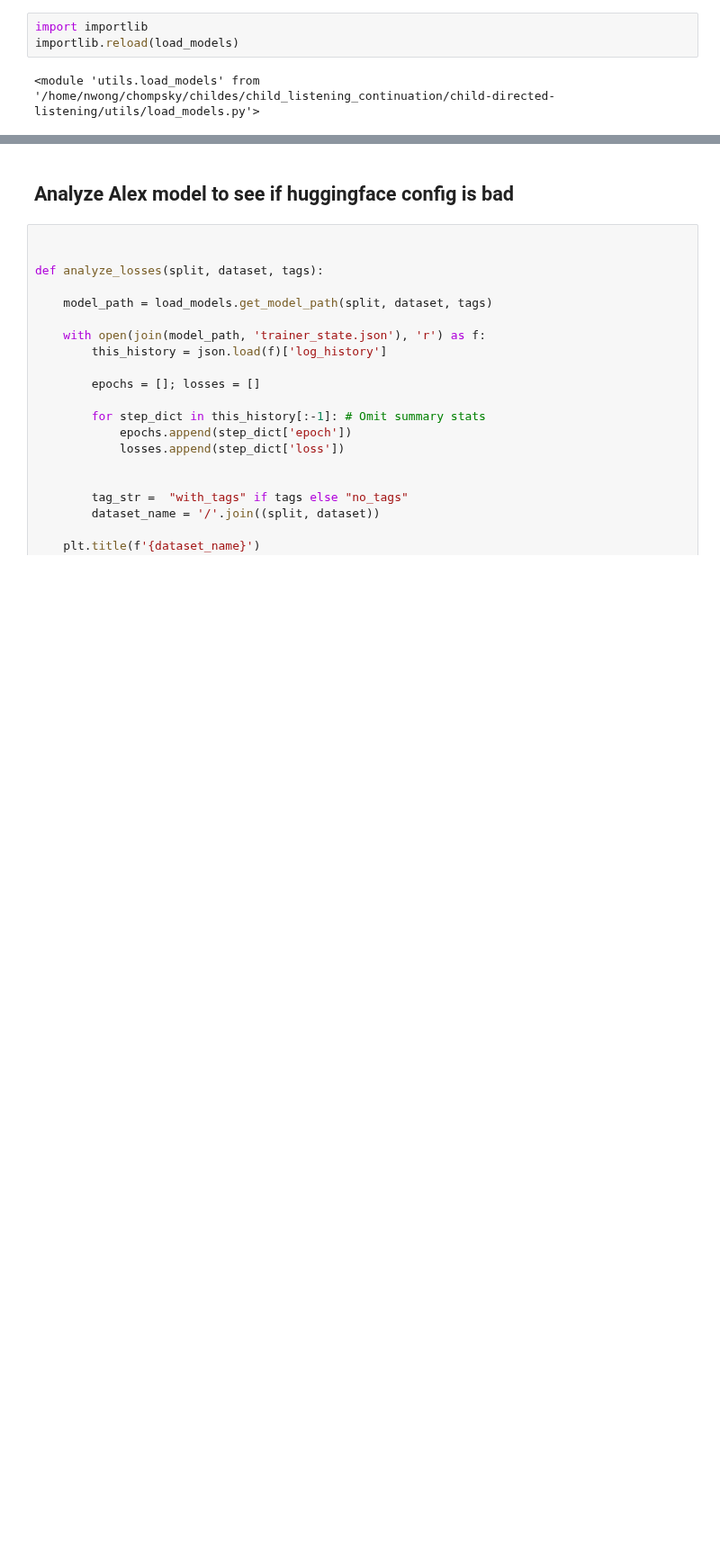
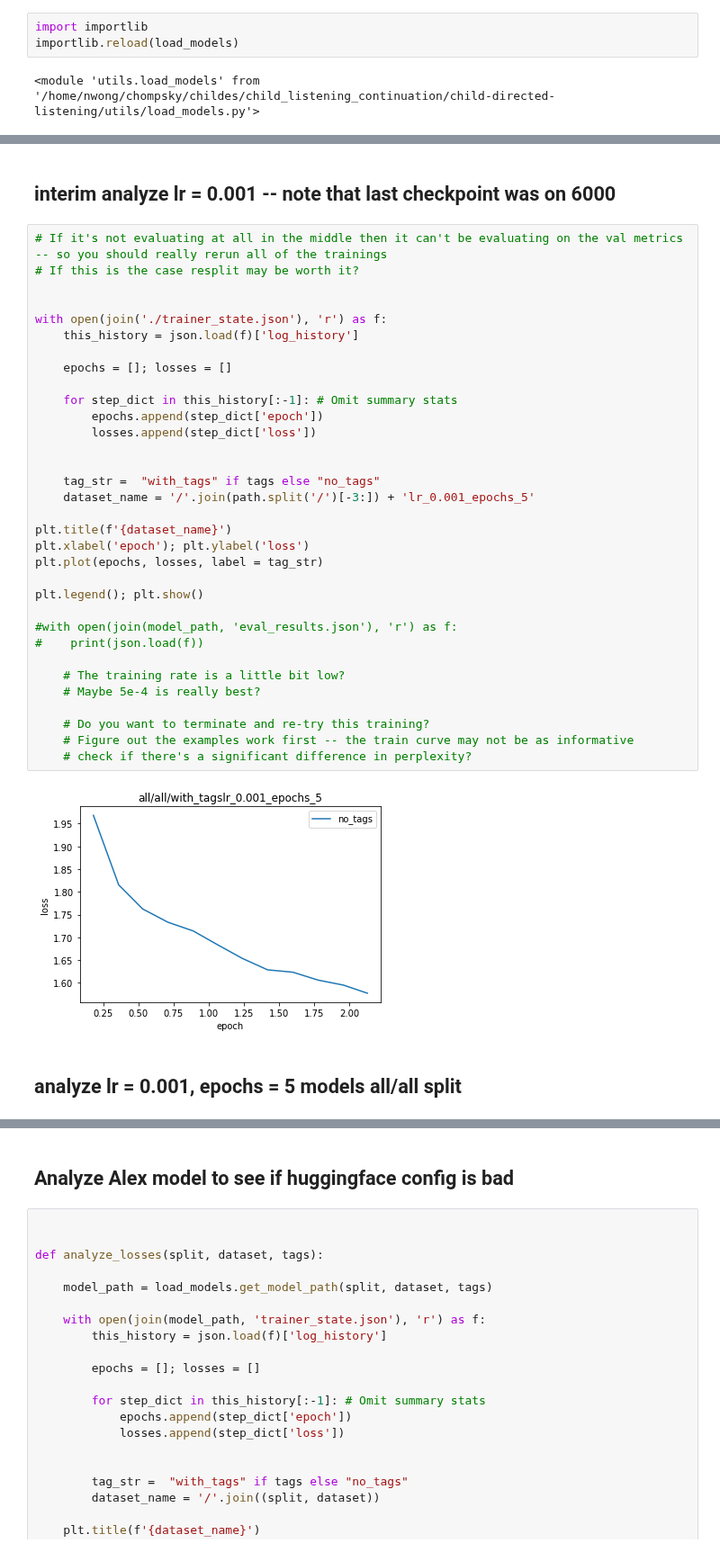
Before and after one commit to smeylan/child-directed-listening, a Jupyter notebook: Model behavior analyses.ipynb, the cells around one changed output, grey strips where cells are left out. Shown at 90% size. Saved outputs shown, nothing was run; the diff lists cells and outputs as text; blank space fills up the shorter version.

```diff
--- a/Model behavior analyses.ipynb
+++ b/Model behavior analyses.ipynb
@@ -93,0 +27,39 @@ for model_path in paths:
+# %% [markdown]
+## interim analyze lr = 0.001 -- note that last checkpoint was on 6000
+# %%
+# If it's not evaluating at all in the middle then it can't be evaluating on the val metrics -- so you should really rerun all of the trainings
+# If this is the case resplit may be worth it?
+
+
+with open(join('./trainer_state.json'), 'r') as f:
+    this_history = json.load(f)['log_history']
+
+    epochs = []; losses = []
+
+    for step_dict in this_history[:-1]: # Omit summary stats
+        epochs.append(step_dict['epoch'])
+        losses.append(step_dict['loss'])
+
+
+    tag_str =  "with_tags" if tags else "no_tags"
+    dataset_name = '/'.join(path.split('/')[-3:]) + 'lr_0.001_epochs_5'
+
+plt.title(f'{dataset_name}')
+plt.xlabel('epoch'); plt.ylabel('loss')
+plt.plot(epochs, losses, label = tag_str)
+
+plt.legend(); plt.show()
+
+#with open(join(model_path, 'eval_results.json'), 'r') as f:
+#    print(json.load(f))
+
+    # The training rate is a little bit low?
+    # Maybe 5e-4 is really best?
+
+    # Do you want to terminate and re-try this training?
+    # Figure out the examples work first -- the train curve may not be as informative
+    # check if there's a significant difference in perplexity?
+# %% [output]
+[figure, added]
+# %% [markdown]
+## analyze lr = 0.001, epochs = 5 models all/all split
```
Also changed, not shown: parts of 5 cells of this notebook, 12 other files.
